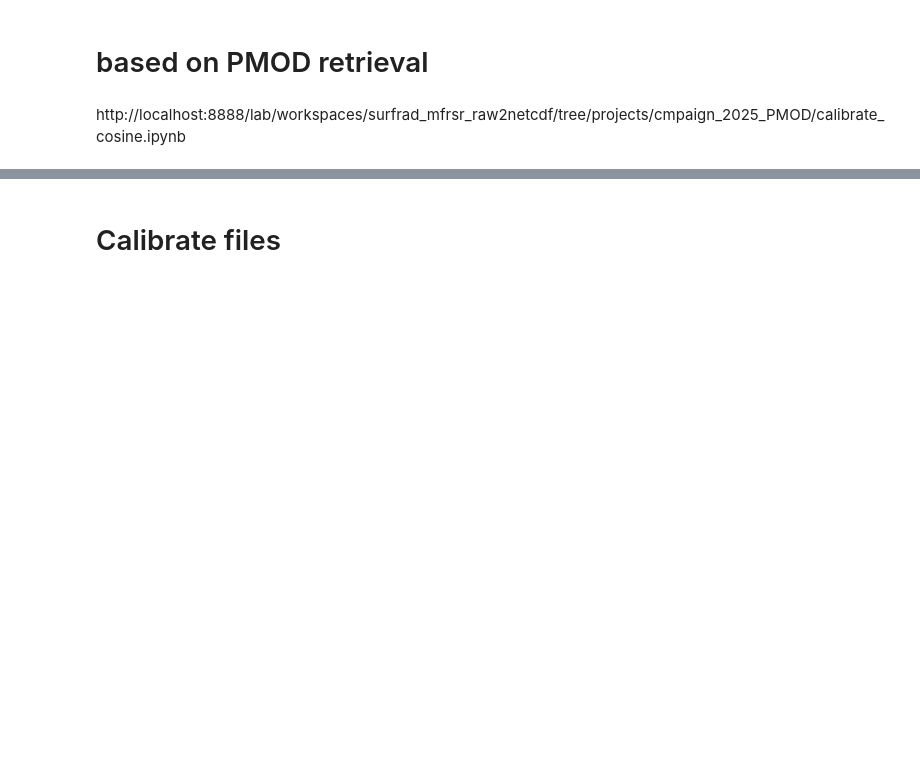
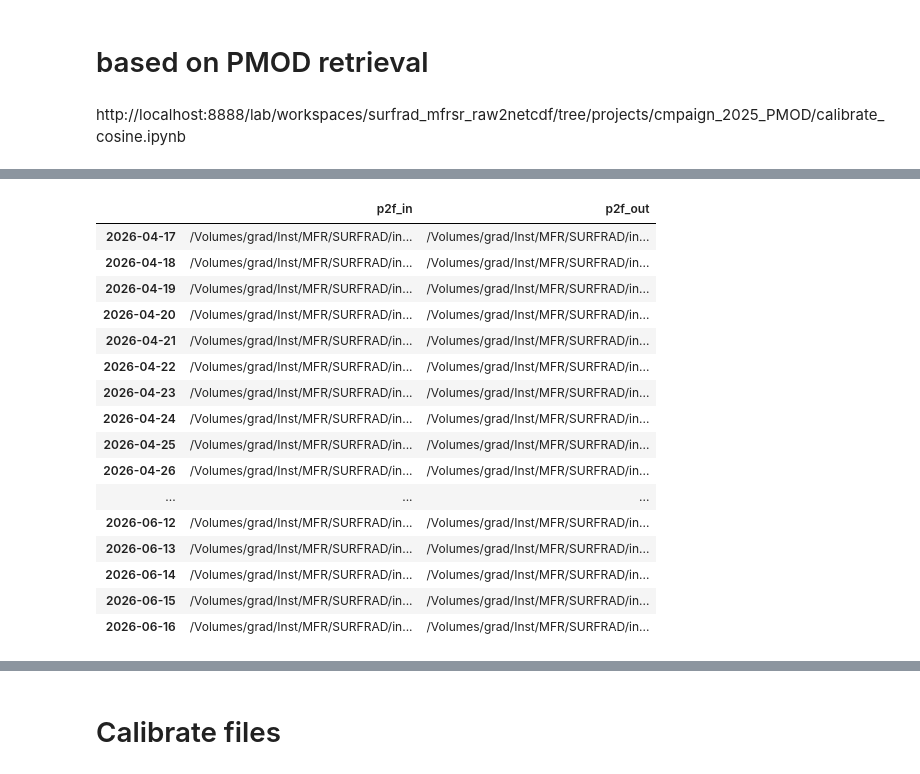
Before and after one commit to hagne/SURFRAD, a Jupyter notebook: notebooks/production/surfrad/mfrsr/calibrate_cosine.ipynb, the cells around one changed output, grey strips where cells are left out. Cells and saved outputs as stored; diff of their text form; code cells hidden in the pictures; blank space fills up the shorter version.

```diff
--- a/notebooks/production/surfrad/mfrsr/calibrate_cosine.ipynb
+++ b/notebooks/production/surfrad/mfrsr/calibrate_cosine.ipynb
@@ -4,0 +19,5 @@ http://localhost:8888/lab/workspaces/surfrad_mfrsr_raw2netcdf/tree/projects/cmpa
+# %%
+out = srfcs.run(prefix= '/Volumes',
+                log_folder= None,
+                test = 1,
+                verbose = True)
@@ -4,0 +40,22 @@ http://localhost:8888/lab/workspaces/surfrad_mfrsr_raw2netcdf/tree/projects/cmpa
+# %%
+ci = out['product_instance']
+# %%
+ci.masterplan
+# %% [output]
+|  | p2f_in | p2f_out |
+| 2026-04-17 | /Volumes/grad/Inst/MFR/SURFRAD/in... | /Volumes/grad/Inst/MFR/SURFRAD/in... |
+| 2026-04-18 | /Volumes/grad/Inst/MFR/SURFRAD/in... | /Volumes/grad/Inst/MFR/SURFRAD/in... |
+| 2026-04-19 | /Volumes/grad/Inst/MFR/SURFRAD/in... | /Volumes/grad/Inst/MFR/SURFRAD/in... |
+| 2026-04-20 | /Volumes/grad/Inst/MFR/SURFRAD/in... | /Volumes/grad/Inst/MFR/SURFRAD/in... |
+| 2026-04-21 | /Volumes/grad/Inst/MFR/SURFRAD/in... | /Volumes/grad/Inst/MFR/SURFRAD/in... |
+| 2026-04-22 | /Volumes/grad/Inst/MFR/SURFRAD/in... | /Volumes/grad/Inst/MFR/SURFRAD/in... |
+| 2026-04-23 | /Volumes/grad/Inst/MFR/SURFRAD/in... | /Volumes/grad/Inst/MFR/SURFRAD/in... |
+| 2026-04-24 | /Volumes/grad/Inst/MFR/SURFRAD/in... | /Volumes/grad/Inst/MFR/SURFRAD/in... |
+| 2026-04-25 | /Volumes/grad/Inst/MFR/SURFRAD/in... | /Volumes/grad/Inst/MFR/SURFRAD/in... |
+| 2026-04-26 | /Volumes/grad/Inst/MFR/SURFRAD/in... | /Volumes/grad/Inst/MFR/SURFRAD/in... |
+| ... | ... | ... |
+| 2026-06-12 | /Volumes/grad/Inst/MFR/SURFRAD/in... | /Volumes/grad/Inst/MFR/SURFRAD/in... |
+| 2026-06-13 | /Volumes/grad/Inst/MFR/SURFRAD/in... | /Volumes/grad/Inst/MFR/SURFRAD/in... |
+| 2026-06-14 | /Volumes/grad/Inst/MFR/SURFRAD/in... | /Volumes/grad/Inst/MFR/SURFRAD/in... |
+| 2026-06-15 | /Volumes/grad/Inst/MFR/SURFRAD/in... | /Volumes/grad/Inst/MFR/SURFRAD/in... |
+| 2026-06-16 | /Volumes/grad/Inst/MFR/SURFRAD/in... | /Volumes/grad/Inst/MFR/SURFRAD/in... |
```
Also changed, not shown: parts of 6 cells of this notebook, 12 other files.
